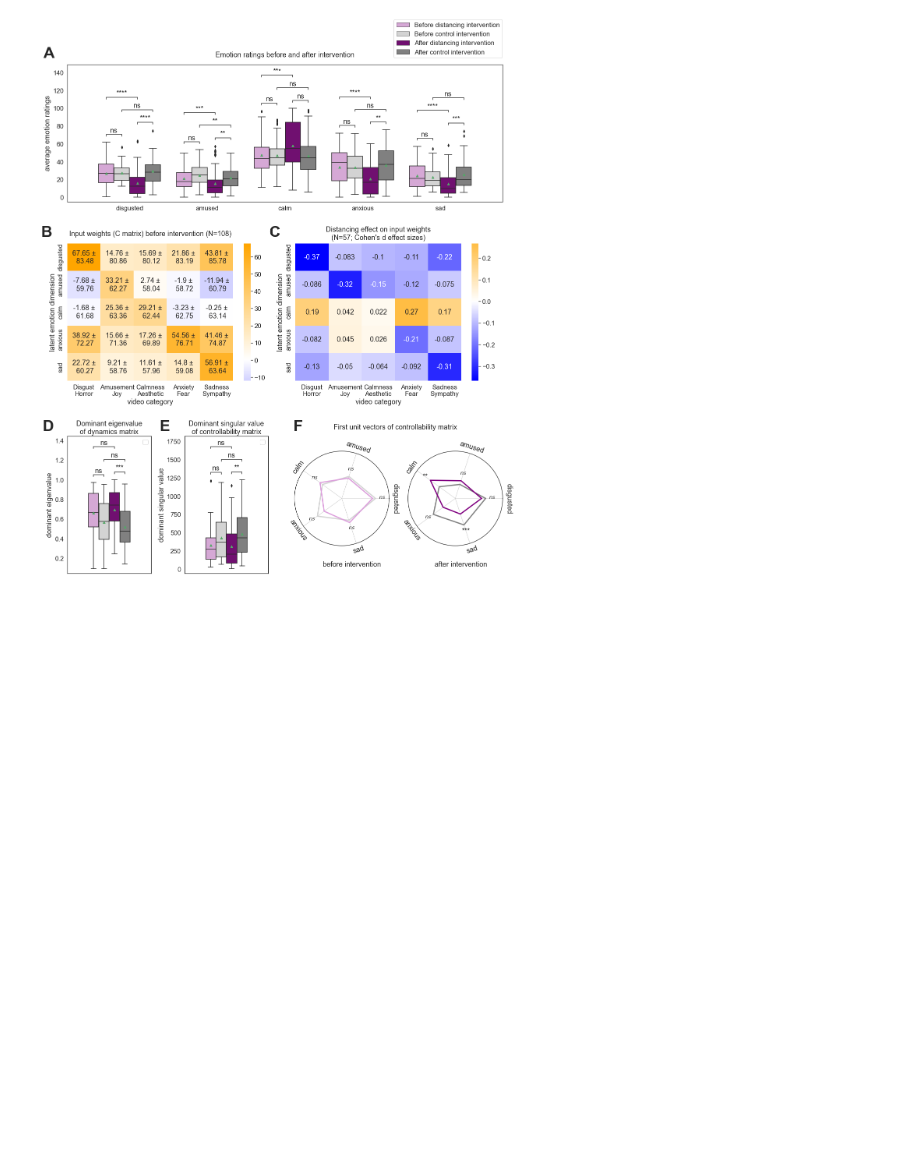
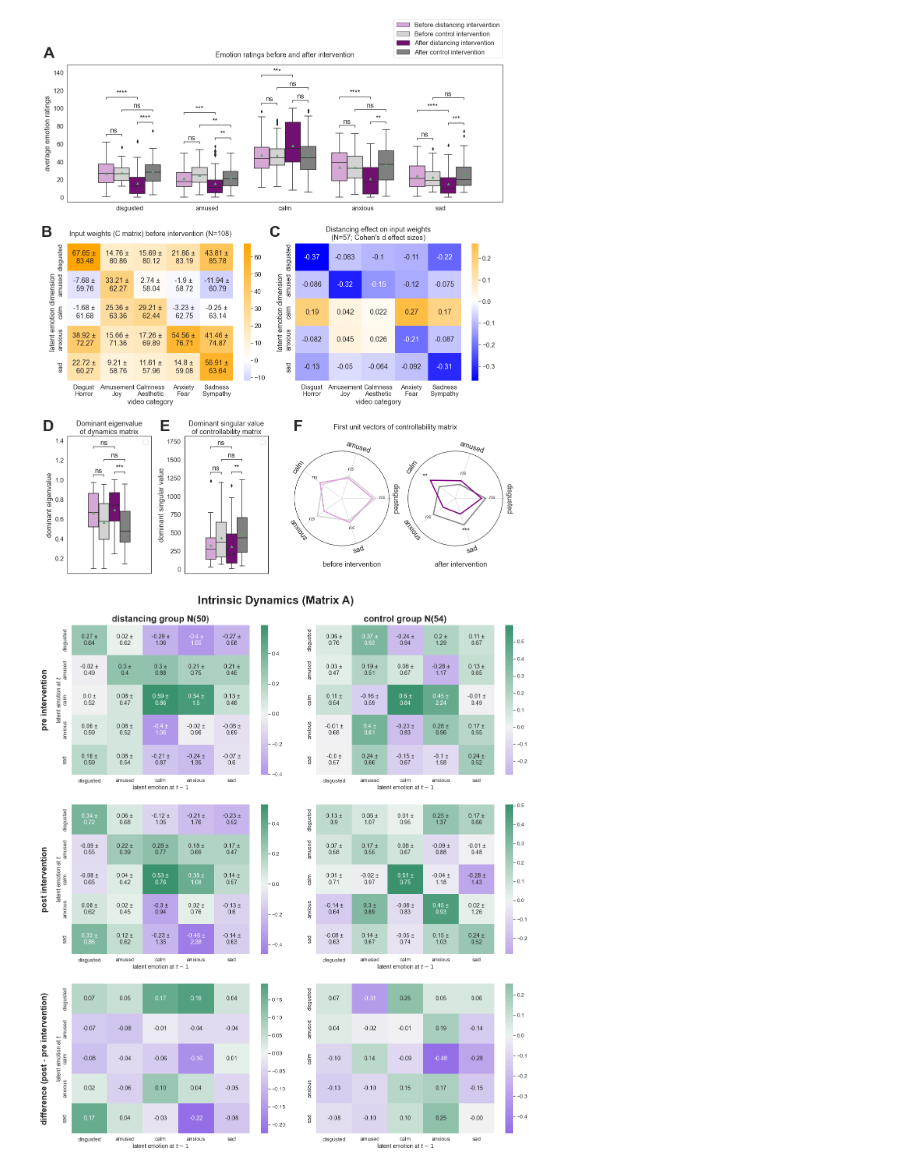
Before and after one commit to huyslab/emotioncon_public, a Jupyter notebook: analyses/paper_plots.ipynb, the cells around one changed output. Cells and saved outputs as stored; diff of their text form; code cells hidden in the pictures; blank space fills up the shorter version.

```diff
--- a/analyses/paper_plots.ipynb
+++ b/analyses/paper_plots.ipynb
@@ -447,0 +644,5 @@ if savefig:
+# %%
+plot_matrix_comparison('dynamics')
+plt.savefig(filepath + 'results/figures/dynamics_matrix_summary.png', bbox_inches='tight')
+# %% [output]
+[figure, added]
```
Also changed, not shown: parts of 7 cells of this notebook, 5 other files.
